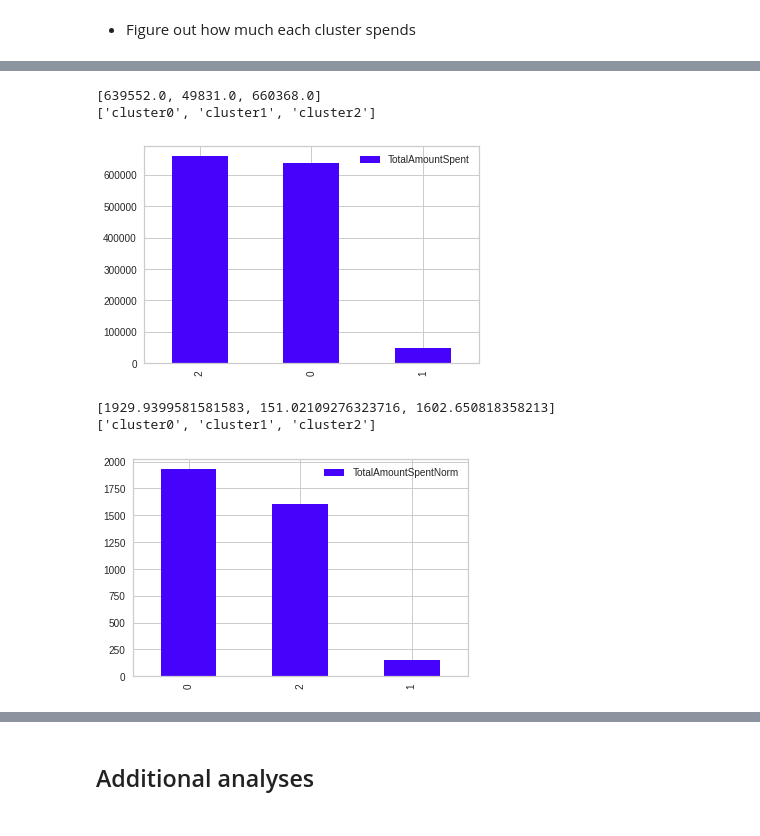
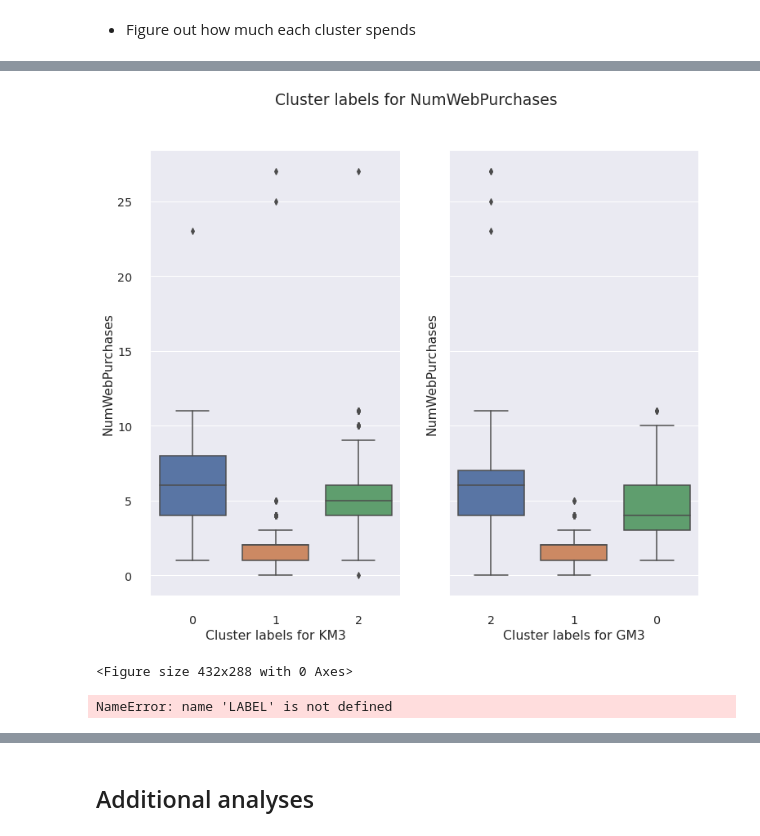
Before and after one commit to dapopov-st/store-customer-segmentation, a Jupyter notebook: 004_AnalysisKM.ipynb, the cells around one changed output, grey strips where cells are left out. Cells and saved outputs as stored; diff of their text form; code cells hidden in the pictures.

```diff
--- a/004_AnalysisKM.ipynb
+++ b/004_AnalysisKM.ipynb
@@ -169,12 +224,25 @@ groupsByCluster.agg(['sum','mean', 'min', 'max', 'std'])
+# %%
+def box_plots(data,cluster_lab1="KM3",cluster_lab2="GM3",y="NumWebPurchases"):
+    fig, (ax0,ax1) = plt.subplots(nrows=1,ncols=2, sharey=True, figsize=(12,10))
+
+    sns.boxplot(data=data,ax=ax0,x=cluster_lab1, y=y)
+    sns.boxplot(data=data,ax=ax1,x=cluster_lab2, y=y,order=[2,1,0])
+
+    sns.despine(offset=10, trim=True)
+    ax0.set(xlabel=f'Cluster labels for {cluster_lab1}')
+    ax1.set(xlabel=f'Cluster labels for {cluster_lab2}')
+
+    #plt.title(f'Cluster labels for {y}',)
+    plt.suptitle(f'Cluster labels for {y}',)
+
+    plt.show()
+    plt.clf() #clear figure
+# %%
+box_plots(data=df,cluster_lab1="KM3",cluster_lab2="GM3",y="NumWebPurchases")
+# %% [output]
+[figure, added]
+<Figure size 432x288 with 0 Axes>
 # %%
-total_spent_by_cluster(data=df,cluster_lab=LABEL)
+run_plots(data=df,cluster_lab=LABEL)
 # %% [output]
-[639552.0, 49831.0, 660368.0]
-['cluster0', 'cluster1', 'cluster2']
+NameError: name 'LABEL' is not defined
-[figure, removed]
-# %%
-total_spent_by_cluster(data=df,cluster_lab=LABEL,norm=True)
-# %% [output]
-[1929.9399581581583, 151.02109276323716, 1602.650818358213]
-['cluster0', 'cluster1', 'cluster2']
-[figure, removed]
```
Also changed, not shown: parts of 22 cells of this notebook, 2 other files.
